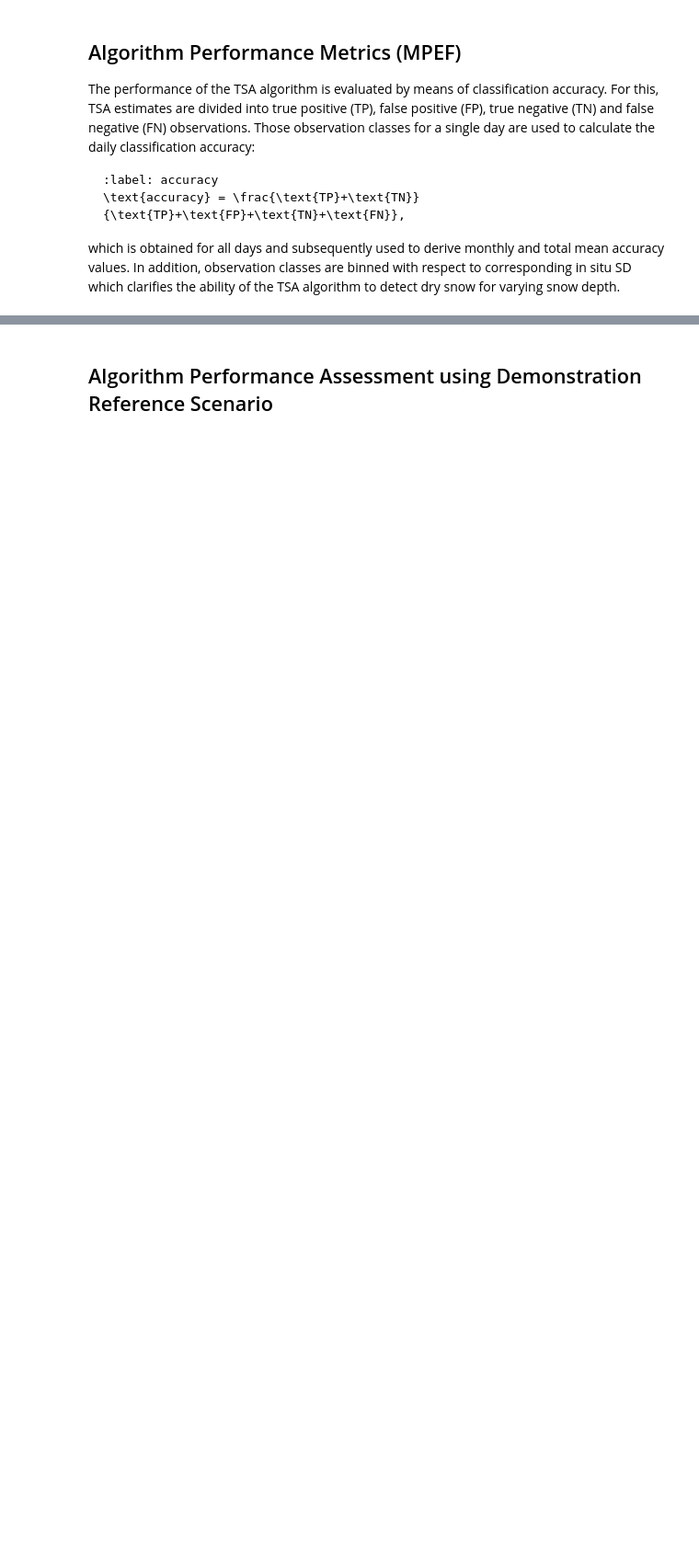
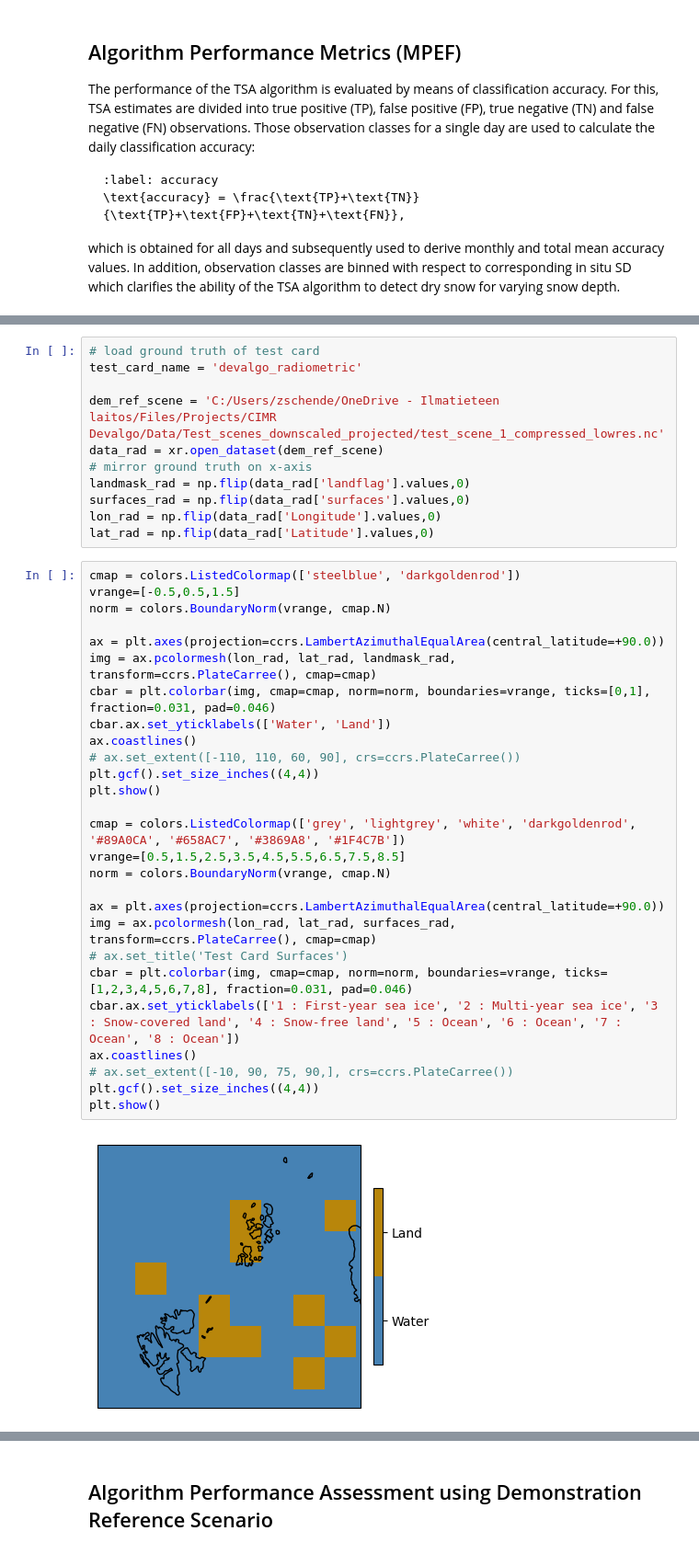
Before and after one commit to CIMR-Algos/TerrestrialSnowArea_ATBD_v2, a Jupyter notebook: book/algorithm_performance_assessment.ipynb, the cells around one changed output, grey strips where cells are left out. Shown at 92% size. Saved outputs shown, nothing was run; the diff lists cells and outputs as text; blank space fills up the shorter version.

```diff
--- a/book/algorithm_performance_assessment.ipynb
+++ b/book/algorithm_performance_assessment.ipynb
@@ -396,0 +72,40 @@ plt.show()
+# %%
+# load ground truth of test card
+test_card_name = 'devalgo_radiometric'
+
+dem_ref_scene = 'C:/Users/zschende/OneDrive - Ilmatieteen laitos/Files/Projects/CIMR Devalgo/Data/Test_scenes_downscaled_projected/test_scene_1_compressed_lowres.nc'
+data_rad = xr.open_dataset(dem_ref_scene)
+# mirror ground truth on x-axis
+landmask_rad = np.flip(data_rad['landflag'].values,0)
+surfaces_rad = np.flip(data_rad['surfaces'].values,0)
+lon_rad = np.flip(data_rad['Longitude'].values,0)
+lat_rad = np.flip(data_rad['Latitude'].values,0)
+# %%
+cmap = colors.ListedColormap(['steelblue', 'darkgoldenrod'])
+vrange=[-0.5,0.5,1.5]
+norm = colors.BoundaryNorm(vrange, cmap.N)
+
+ax = plt.axes(projection=ccrs.LambertAzimuthalEqualArea(central_latitude=+90.0))
+img = ax.pcolormesh(lon_rad, lat_rad, landmask_rad, transform=ccrs.PlateCarree(), cmap=cmap)
+cbar = plt.colorbar(img, cmap=cmap, norm=norm, boundaries=vrange, ticks=[0,1], fraction=0.031, pad=0.046)
+cbar.ax.set_yticklabels(['Water', 'Land'])
+ax.coastlines()
+# ax.set_extent([-110, 110, 60, 90], crs=ccrs.PlateCarree())
+plt.gcf().set_size_inches((4,4))
+plt.show()
+
+cmap = colors.ListedColormap(['grey', 'lightgrey', 'white', 'darkgoldenrod', '#89A0CA', '#658AC7', '#3869A8', '#1F4C7B'])
+vrange=[0.5,1.5,2.5,3.5,4.5,5.5,6.5,7.5,8.5]
+norm = colors.BoundaryNorm(vrange, cmap.N)
+
+ax = plt.axes(projection=ccrs.LambertAzimuthalEqualArea(central_latitude=+90.0))
+img = ax.pcolormesh(lon_rad, lat_rad, surfaces_rad, transform=ccrs.PlateCarree(), cmap=cmap)
+# ax.set_title('Test Card Surfaces')
+cbar = plt.colorbar(img, cmap=cmap, norm=norm, boundaries=vrange, ticks=[1,2,3,4,5,6,7,8], fraction=0.031, pad=0.046)
+cbar.ax.set_yticklabels(['1 : First-year sea ice', '2 : Multi-year sea ice', '3 : Snow-covered land', '4 : Snow-free land', '5 : Ocean', '6 : Ocean', '7 : Ocean', '8 : Ocean'])
+ax.coastlines()
+# ax.set_extent([-10, 90, 75, 90,], crs=ccrs.PlateCarree())
+plt.gcf().set_size_inches((4,4))
+plt.show()
+# %% [output]
+[figure, added]
```
Also changed, not shown: parts of 52 cells of this notebook, 2 other files.
